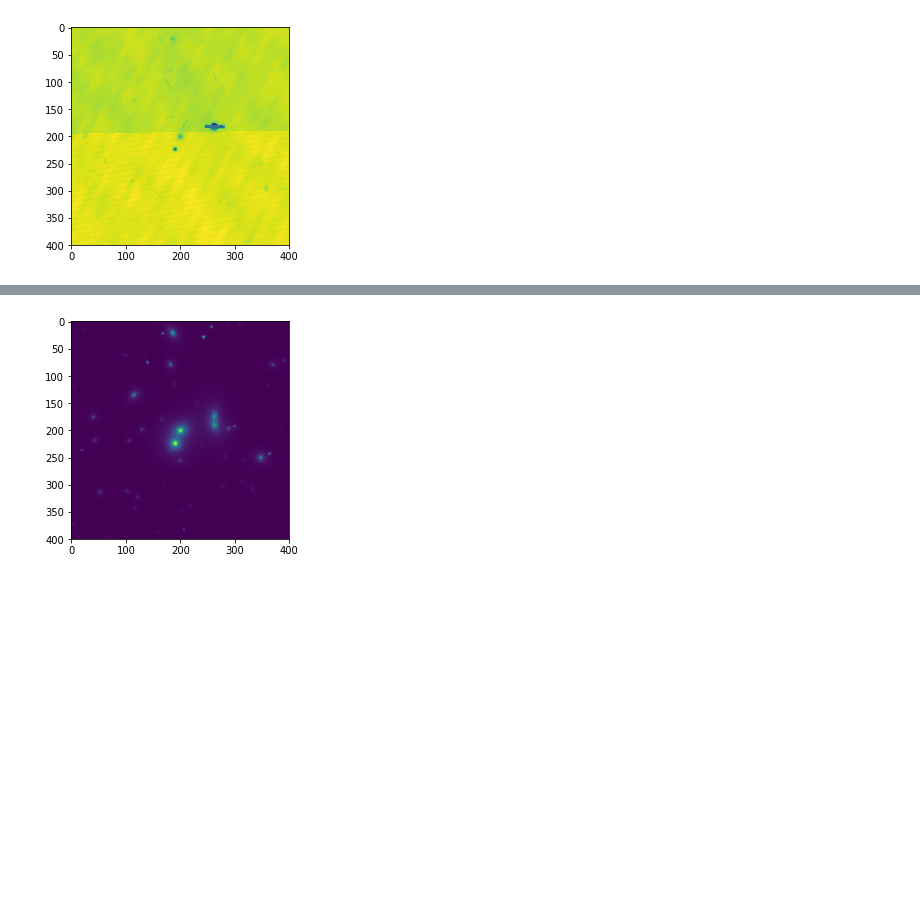
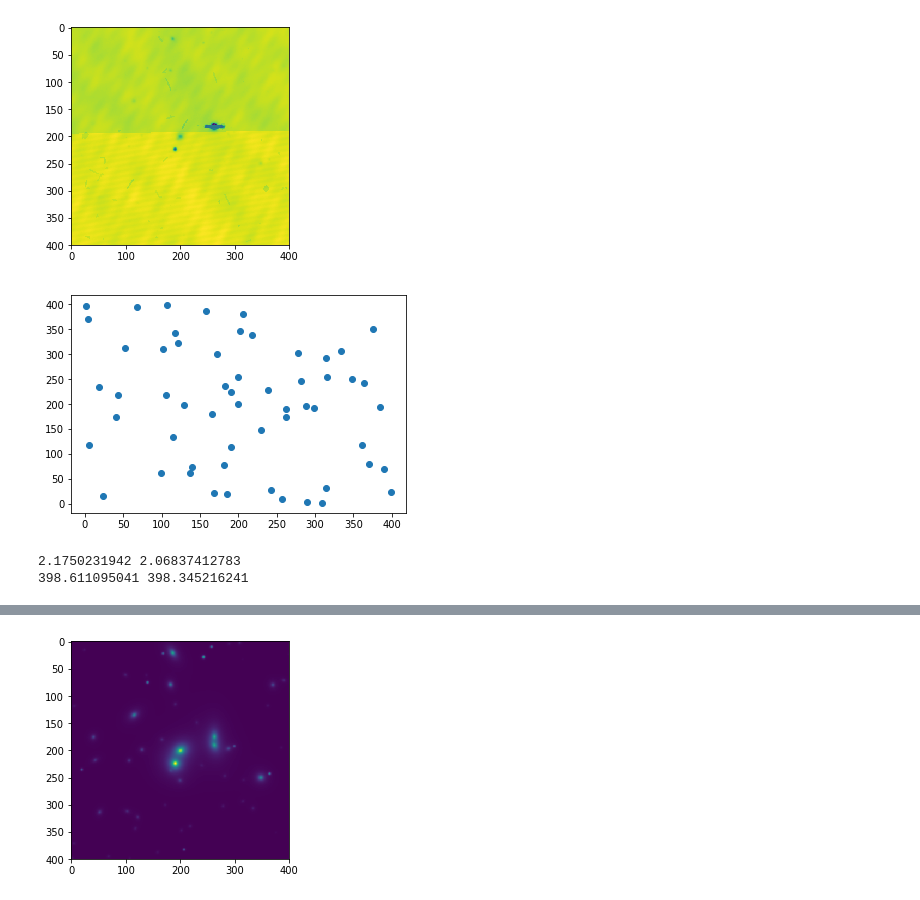
Before and after one commit to alexieleauthaud/2DMassiveGalaxies, a Jupyter notebook: tractor/tractor_test_shuang.ipynb, the cells around one changed output, grey strips where cells are left out. Drawn from its saved outputs; the diff is of its cells as text; code cells hidden in the pictures; blank space fills up the shorter version.

```diff
--- a/tractor/tractor_test_shuang.ipynb
+++ b/tractor/tractor_test_shuang.ipynb
@@ -89,3 +93,13 @@ plt.imshow(np.arcsinh(tim.getInvvar()))
 plt.show()
 # %% [output]
 [figure]
+# %%
+plt.scatter(obj_cat['x'], obj_cat['y'])
+plt.show()
+
+print(np.min(obj_cat['x']), np.min(obj_cat['y']))
+print(np.max(obj_cat['x']), np.max(obj_cat['y']))
+# %% [output]
+[figure, added]
+2.1750231942 2.06837412783
+398.611095041 398.345216241
```
Also changed, not shown: parts of 10 cells of this notebook.
